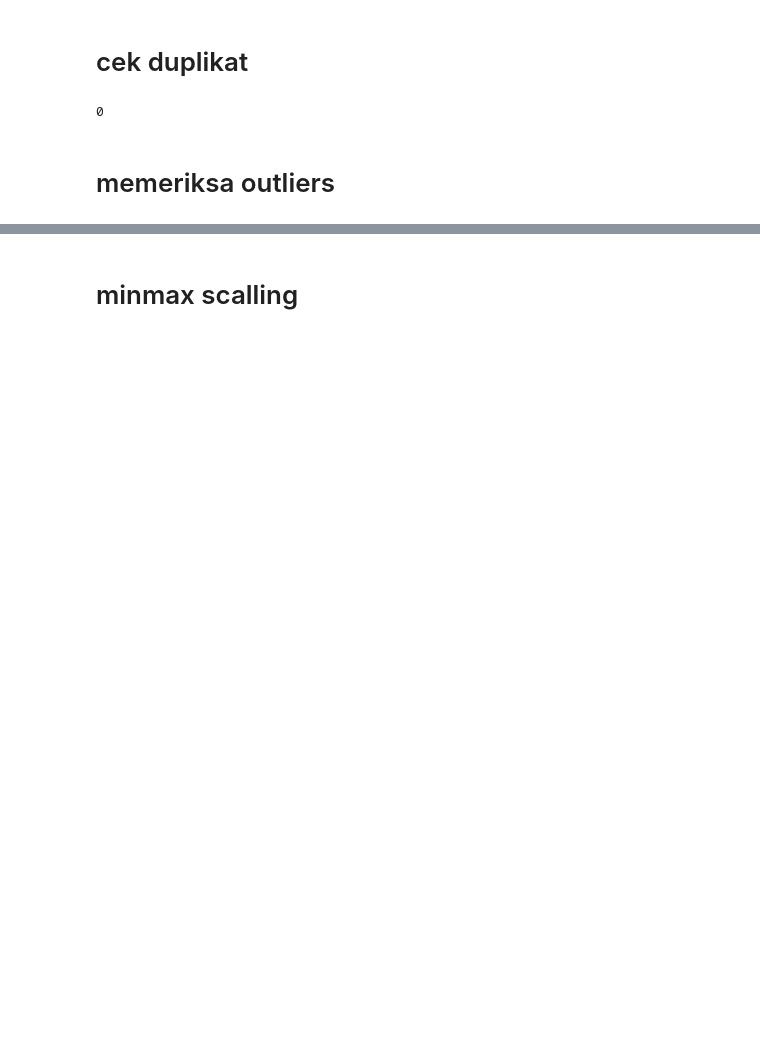
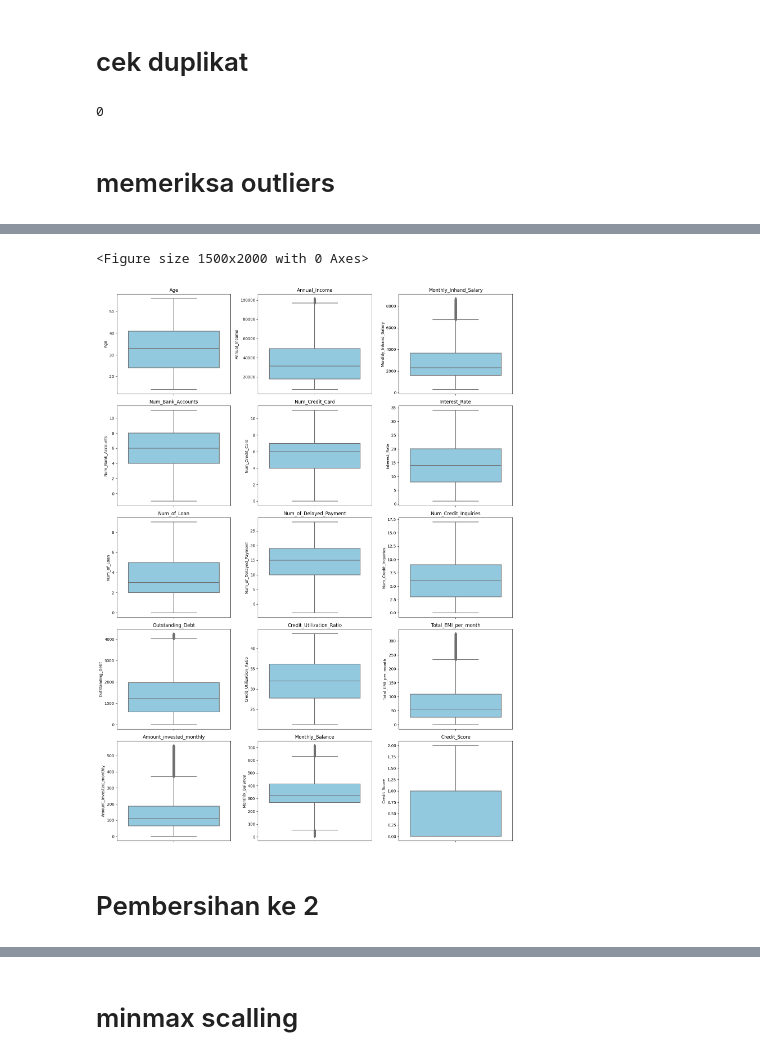
Before and after one commit to agungricky/Datamining_CreditScore, a Jupyter notebook: credit_score.ipynb, the cells around one changed output, grey strips where cells are left out. Cells and saved outputs as stored; diff of their text form; code cells hidden in the pictures; blank space fills up the shorter version.

```diff
--- a/credit_score.ipynb
+++ b/credit_score.ipynb
@@ -519,0 +523,48 @@ for i in range(0, len(features)):
+# %%
+
+#drop outliers on Num_Bank_Accounts
+Q1 = df['Annual_Income'].quantile(0.25)
+Q3 = df['Annual_Income'].quantile(0.75)
+IQR = Q3 - Q1
+batas_bawah = Q1 - (1.5 * IQR)
+batas_atas = Q3 + (1.5 * IQR)
+data_nonoutliers = (df['Annual_Income'] >= batas_bawah) & (df['Annual_Income'] <= batas_atas)
+# Mengupdate dataset setelah menghapus outliers
+df = df[data_nonoutliers].reset_index(drop=True)
+
+df.update(df)
+# %%
+import matplotlib.pyplot as plt
+import seaborn as sns
+
+plt.figure(figsize=(15, 20))
+
+# Mengambil semua atribut numerik
+numeric_columns = df.select_dtypes(include=['float64', 'int64']).columns
+
+# Menentukan ukuran grid subplot
+num_cols = len(numeric_columns)
+num_rows = (num_cols + 2) // 3
+
+# Mengatur tata letak subplot
+fig, axs = plt.subplots(num_rows, 3, figsize=(15, 20))
+axs = axs.flatten()
+
+# Menampilkan boxplot untuk setiap atribut numerik
+for i, column in enumerate(numeric_columns):
+    ax = axs[i]
+    sns.boxplot(data=df, y=column, ax=ax, color='skyblue')
+    ax.set_title(column)
+
+# Menghilangkan subplot yang tidak terpakai
+if num_cols < num_rows * 3:
+    for j in range(num_cols, num_rows * 3):
+        fig.delaxes(axs[j])
+
+plt.tight_layout()
+plt.show()
+# %% [output]
+<Figure size 1500x2000 with 0 Axes>
+[figure, added]
+# %% [markdown]
+# Pembersihan ke 2
```
Also changed, not shown: parts of 54 cells of this notebook, 1 other file.
